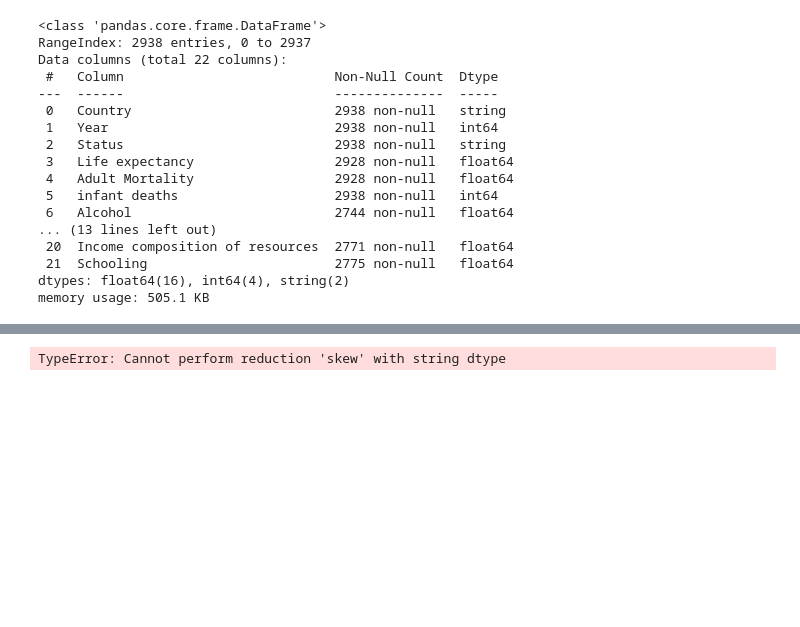
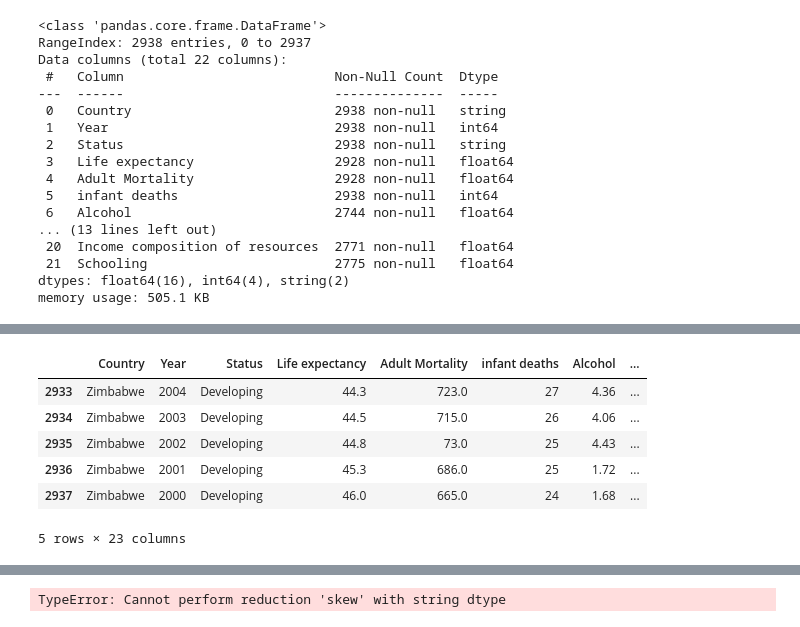
Before and after one commit to Rahafzsh/LifeExpectancyAnalysis, a Jupyter notebook: PreProcessingData.ipynb, the cells around one changed output, grey strips where cells are left out. Drawn from its saved outputs; the diff is of its cells as text; code cells hidden in the pictures; blank space fills up the shorter version.

```diff
--- a/PreProcessingData.ipynb
+++ b/PreProcessingData.ipynb
@@ -65,0 +132,10 @@ memory usage: 505.1 KB
+# %%
+df.tail()
+# %% [output]
+|  | Country | Year | Status | Life expectancy | Adult Mortality | infant deaths | Alcohol | ... |
+| 2933 | Zimbabwe | 2004 | Developing | 44.3 | 723.0 | 27 | 4.36 | ... |
+| 2934 | Zimbabwe | 2003 | Developing | 44.5 | 715.0 | 26 | 4.06 | ... |
+| 2935 | Zimbabwe | 2002 | Developing | 44.8 | 73.0 | 25 | 4.43 | ... |
+| 2936 | Zimbabwe | 2001 | Developing | 45.3 | 686.0 | 25 | 1.72 | ... |
+| 2937 | Zimbabwe | 2000 | Developing | 46.0 | 665.0 | 24 | 1.68 | ... |
+5 rows × 23 columns
```
Also changed, not shown: parts of 9 cells of this notebook.
